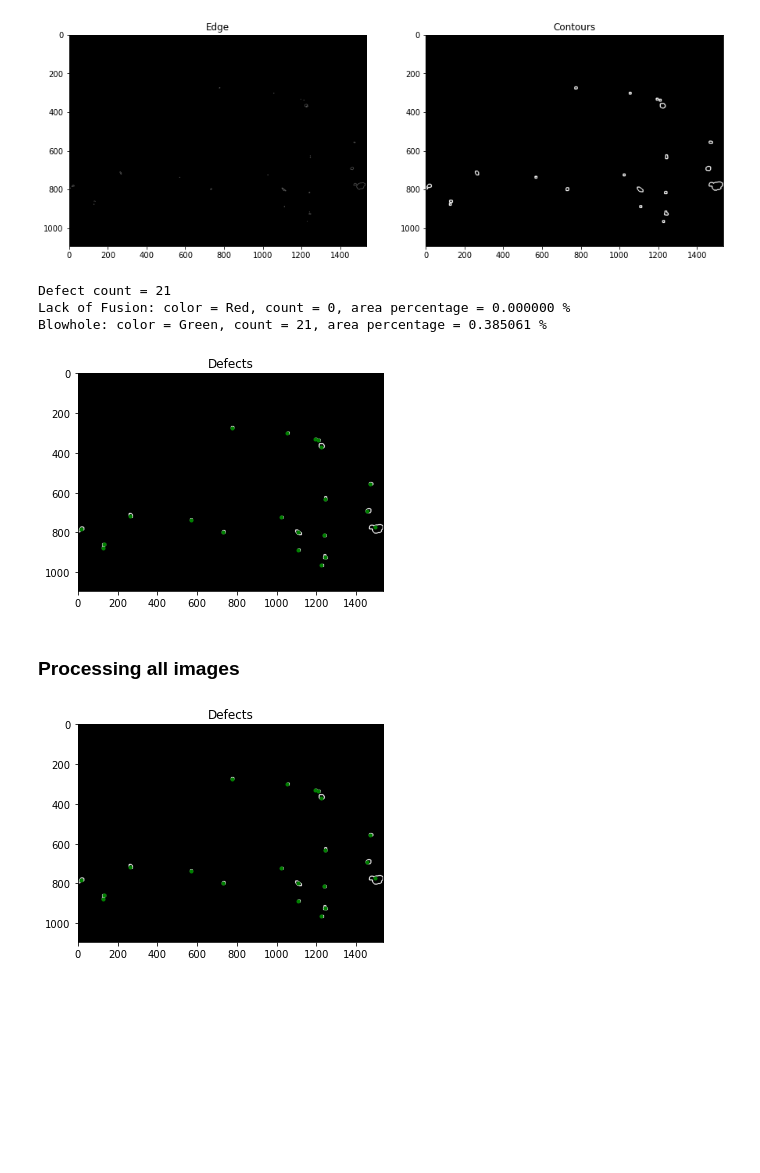
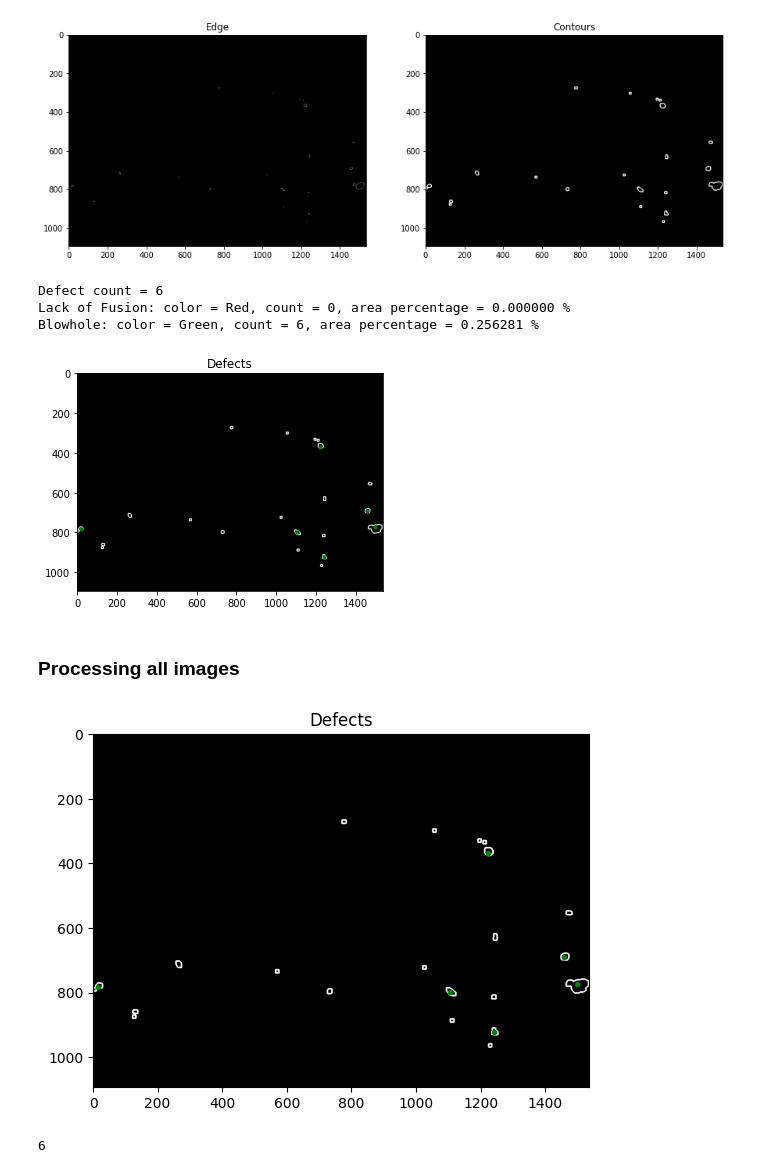
Before and after one commit to sam189239/Additive-Manufacturing-Defects, a Jupyter notebook: SEM_main.ipynb, the cells around one changed output. Cells and saved outputs as stored; diff of their text form; code cells hidden in the pictures; blank space fills up the shorter version.

```diff
--- a/SEM_main.ipynb
+++ b/SEM_main.ipynb
@@ -6,5 +7,6 @@ import math
 # %%
-img = cv2.imread(r"Data\Jag images\SST SIDE VIEW (SEM)\A\A2 retouch.tif")
+# img = cv2.imread(r"Data\Jag images\SST SIDE VIEW (SEM)\A\A2 retouch.tif")
+img = cv2.imread(r"SEM\SEMImages\SIDE_VIEW_(SEM)\A\A2_retouch.tif")
 gray = cv2.cvtColor(img, cv2.COLOR_BGR2GRAY)
 ret, thresh = cv2.threshold(gray, 50, 255, cv2.THRESH_BINARY)
 
@@ -112,7 +114,7 @@ Number of circles = 4
 # %%
 defects = []
 std_thresh = 18
-area_thresh = 0
+area_thresh = 300
 img_area = np.shape(contour_img)[0] * np.shape(contour_img)[1]
 
 import math
@@ -181,9 +183,9 @@ print("Lack of Fusion: color = Red, count = {0}, area percentage = {1:1f} %".for
 
 print("Blowhole: color = Green, count = {0}, area percentage = {1:1f} %".format(bh_count, bh_area_percent))
 # %% [output]
-Defect count = 21
+Defect count = 6
 Lack of Fusion: color = Red, count = 0, area percentage = 0.000000 %
-Blowhole: color = Green, count = 21, area percentage = 0.385061 %
+Blowhole: color = Green, count = 6, area percentage = 0.256281 %
-[figure, old version]
+[figure, new version]
 # %% [markdown]
 ### Processing all images
@@ -190,6 +199,6 @@ Blowhole: color = Green, count = 21, area percentage = 0.385061 %
 # %%
 std_thresh = 18
-area_thresh = 0
+area_thresh = 300
 
 def dist(m,a):
     return math.sqrt((abs(m[0]-a[0])**2) + (abs(m[1]-a[1]**2)))
@@ -276,10 +285,21 @@ def process(img, show = False):
         plt.title('Defects')
 
     def_count = lof_count+bh_count
+    area_percent = lof_area_percent + bh_area_percent
+    defect_stats = {
+        "def_count" : def_count,
+        "area_percent" : area_percent,
+    }
 
-    return def_count, lof_area_percent + bh_area_percent
+    return defect_stats
 # %%
+# img = cv2.imread(r"C:\Users\Abhishek\Desktop\Am\Additive-Manufacturing-Defects\SEM\SEMImages\SIDE_VIEW_(SEM)\A\A2_retouch.tif")
 img = cv2.imread(r"Data\Jag images\SST SIDE VIEW (SEM)\A\A2 retouch.tif")
-def_count, def_area_percent = process(img, show = True)
+
+defect_stats = process(img, show = True)
 # %% [output]
-[figure, old version]
+[figure, new version]
+# %%
+defect_stats['def_count']
+# %% [output]
+6
```
Also changed, not shown: parts of 9 cells of this notebook, 6 other files.
